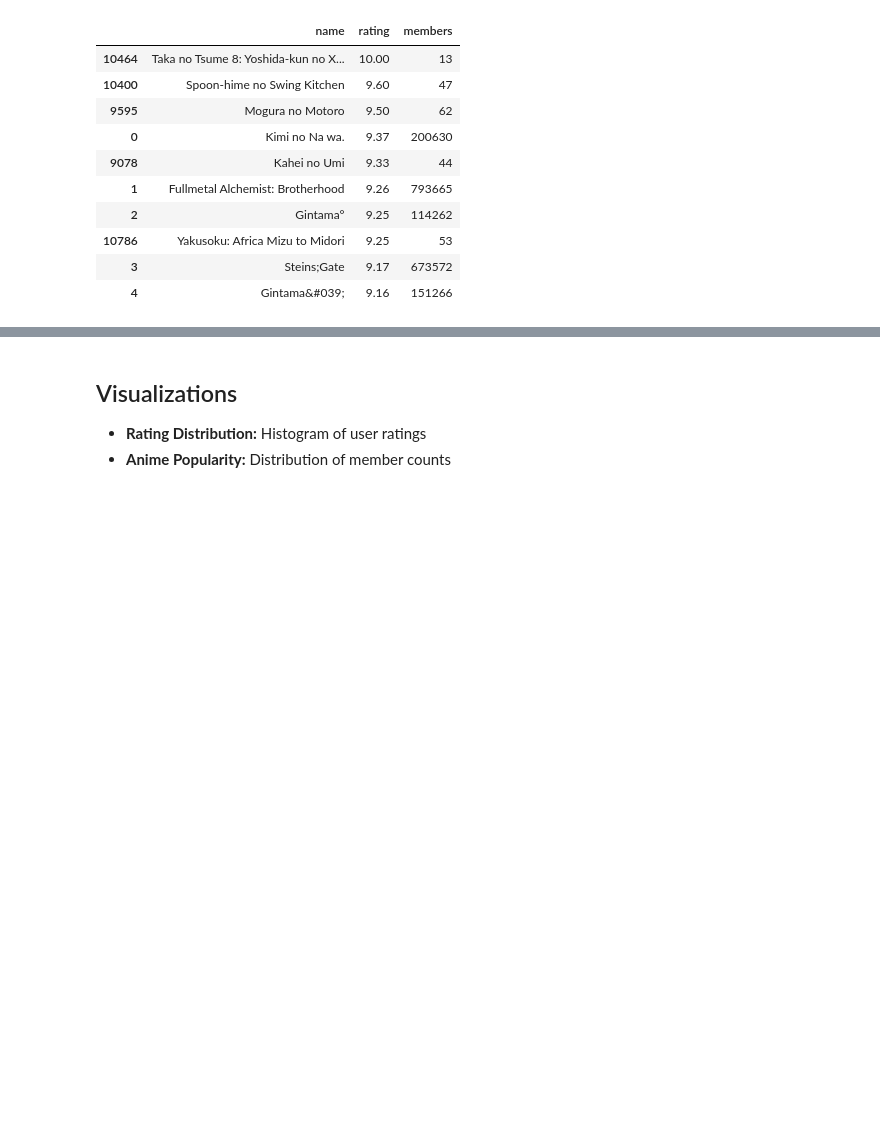
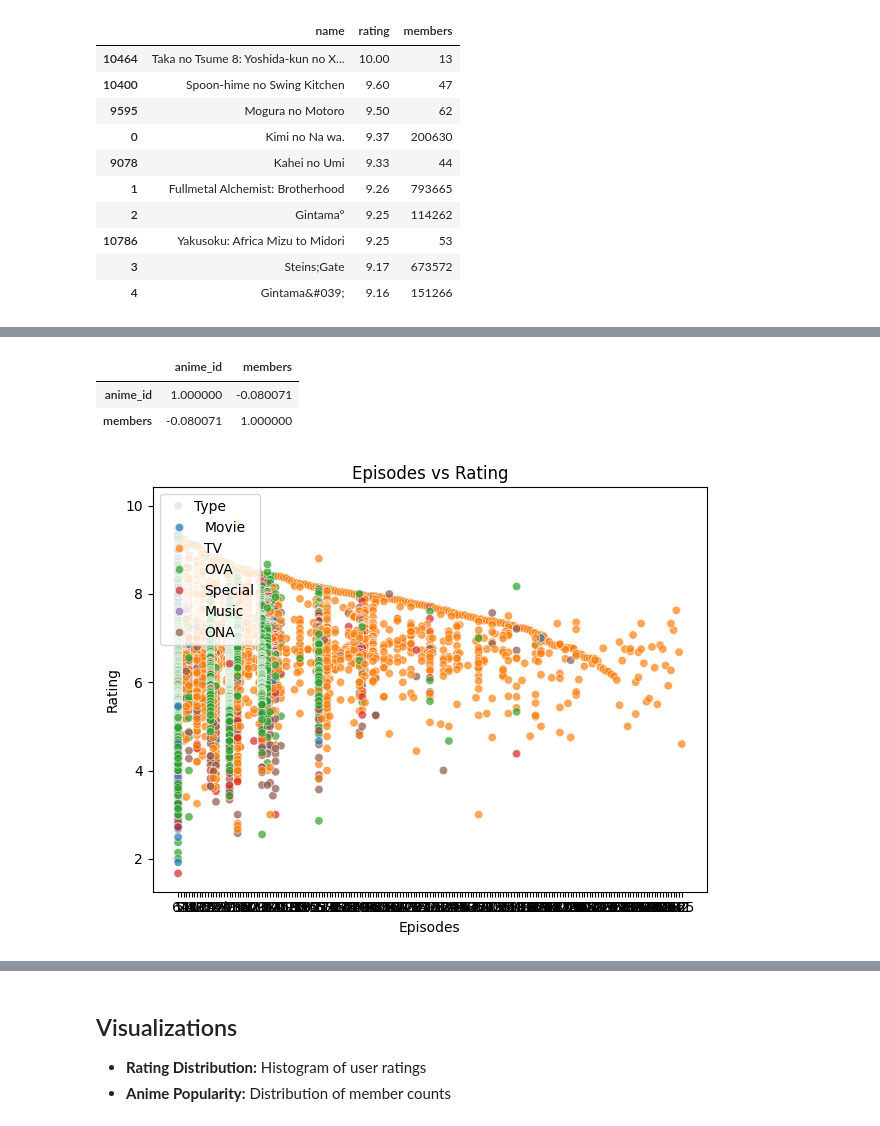
Before and after one commit to kaoutherbensaddek/anime-data-mining, a Jupyter notebook: notebooks/01_eda.ipynb, the cells around one changed output, grey strips where cells are left out. Cells and saved outputs as stored; diff of their text form; code cells hidden in the pictures; blank space fills up the shorter version.

```diff
--- a/notebooks/01_eda.ipynb
+++ b/notebooks/01_eda.ipynb
@@ -220,0 +259,21 @@ Top 10 Anime by Number of Members (Popularity)
+# %%
+num_col = anime_df.select_dtypes('int','float')
+corr = num_col.corr()
+display(corr)
+# %% [output]
+|  | anime_id | members |
+| anime_id | 1.000000 | -0.080071 |
+| members | -0.080071 | 1.000000 |
+# %%
+plt.figure(figsize=(12,5))
+
+plt.subplot(1, 2, 2)
+sns.scatterplot(data=anime_df, x='episodes', y='rating', hue='type', alpha=0.7)
+plt.title("Episodes vs Rating")
+plt.xlabel("Episodes")
+plt.ylabel("Rating")
+plt.legend(title="Type", loc='upper left')
+plt.tight_layout()
+plt.show()
+# %% [output]
+[figure, added]
```
Also changed, not shown: parts of 9 cells of this notebook, 8 other files.
